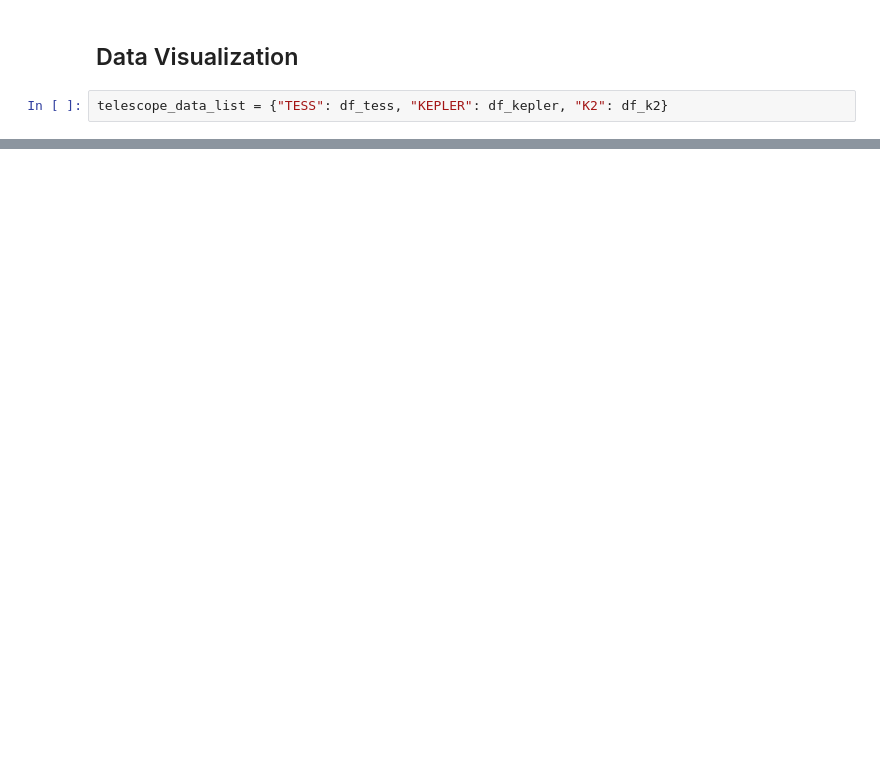
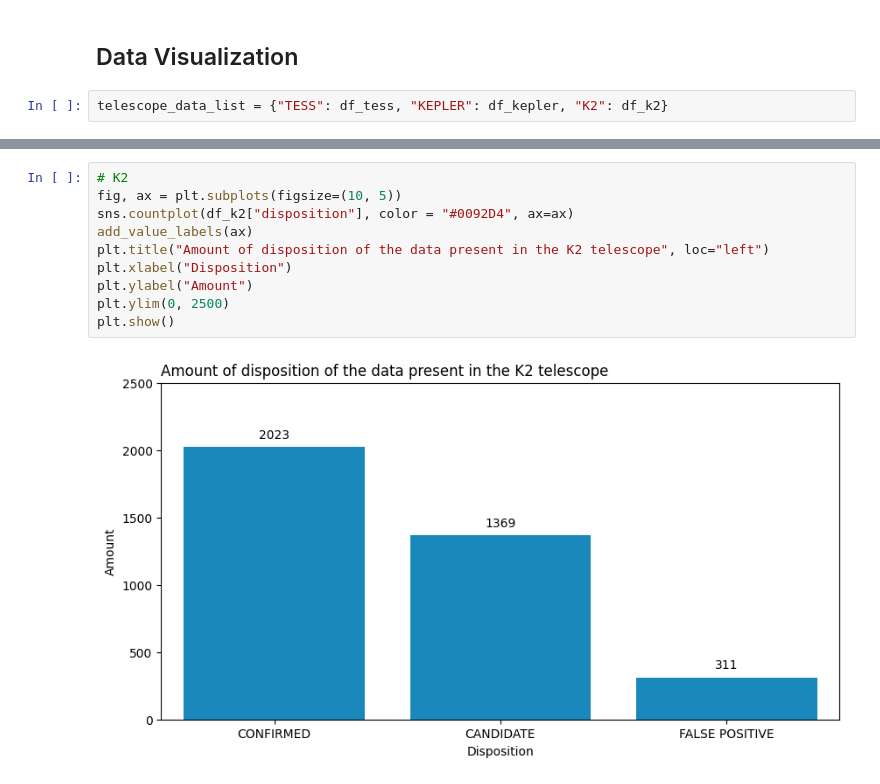
Before and after one commit to AlexCohenDambros/Exoplanet-Detection-Algorithm, a Jupyter notebook: preprocessing_curves.ipynb, the cells around one changed output, grey strips where cells are left out. Saved outputs shown, nothing was run; the diff lists cells and outputs as text; blank space fills up the shorter version.

```diff
--- a/preprocessing_curves.ipynb
+++ b/preprocessing_curves.ipynb
@@ -128,0 +190,12 @@ Percentage False Positives: 8.40%, Percentage Confirmed: 54.63%, Percentage of O
+# %%
+# K2
+fig, ax = plt.subplots(figsize=(10, 5))
+sns.countplot(df_k2["disposition"], color = "#0092D4", ax=ax)
+add_value_labels(ax)
+plt.title("Amount of disposition of the data present in the K2 telescope", loc="left")
+plt.xlabel("Disposition")
+plt.ylabel("Amount")
+plt.ylim(0, 2500)
+plt.show()
+# %% [output]
+[figure, added]
```
Also changed, not shown: parts of 16 cells of this notebook, 6 other files.
